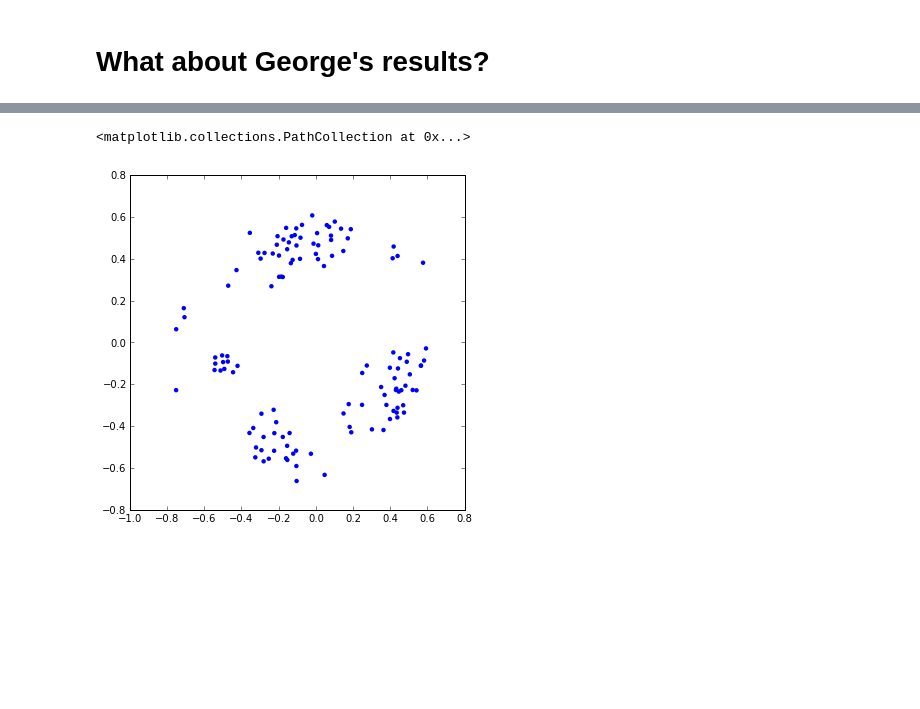
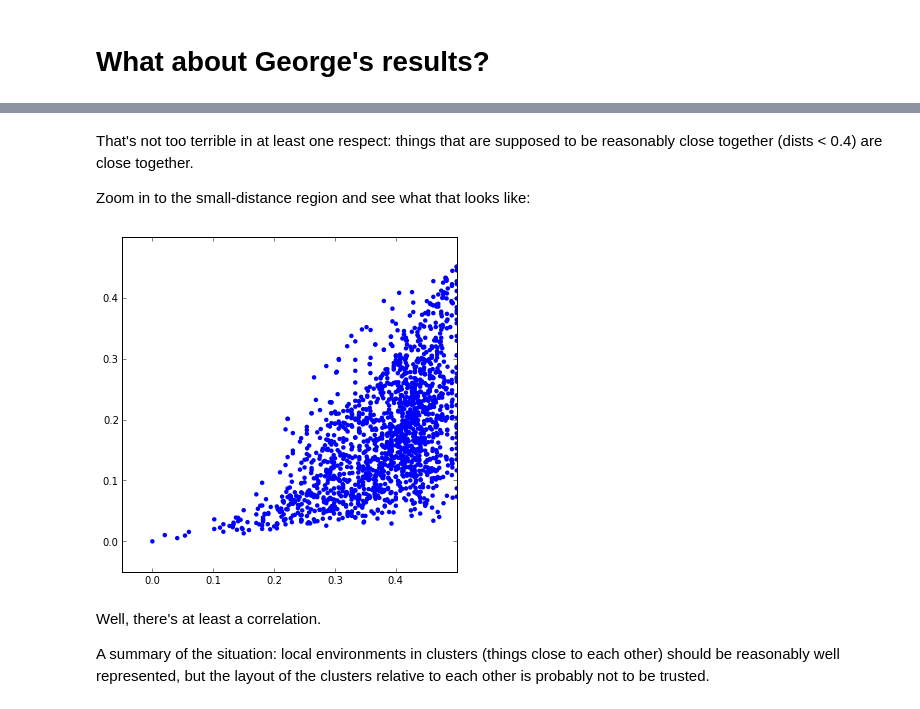
Before and after one commit to greglandrum/rdkit_blog, a Jupyter notebook: notebooks/MDS I.ipynb, the cells around one changed output, grey strips where cells are left out. Saved outputs shown, nothing was run; the diff lists cells and outputs as text; code cells hidden in the pictures; blank space fills up the shorter version.

```diff
--- a/notebooks/MDS I.ipynb
+++ b/notebooks/MDS I.ipynb
@@ -87,7 +873,9 @@ Since the ChEMBL web services don't seem to have any way to do bulk retrieval, t
 # %%
 def fetch_SMILES(chemblid):
     data = %sql postgresql://localhost/chembl_16 \
-          select canonical_smiles smiles from compound_structures join molecule_dictionary using (molregno) where chembl_id=:chemblid ;
+          select canonical_smiles smiles from compound_structures \
+            join molecule_dictionary using (molregno) \
+          where chembl_id=:chemblid ;
     return data[0][0]
 # %%
 data2['SMILES'] = data2['parent_cmpd_chemblid'].map(fetch_SMILES)
@@ -611,8 +1451,6 @@ Final stress at dim=2: 305.189639492 stress per element: 2.44151711593
 # %%
-mds3 = manifold.MDS(n_components=2, random_state=3, dissimilarity="precomputed",n_jobs = 4, verbose=0,max_iter=1000)
+mds3 = manifold.MDS(eps=1e-8,n_components=2, random_state=3, dissimilarity="precomputed",n_jobs = 4, verbose=0,max_iter=1000)
 results3 = mds3.fit(dist_mat)
-coords3=results3.embedding_
-d = distCompare(dist_mat,coords3,nPicks=-1)
-scatter([x for x,y in d],[y for x,y in d],edgecolors='none')
+coords3=results3.embedding_scatter([x for x,y in coords3],[y for x,y in coords3],edgecolors='none')
 # %% [output]
 <matplotlib.collections.PathCollection at 0x...>
@@ -622,5 +1468,14 @@ That's not too terrible in the areas we really care about: dists < 0.4 are not b
+# %% [markdown]
+That's not too terrible in at least one respect: things that are supposed to be reasonably close together (dists < 0.4) are close together.
+
+Zoom in to the small-distance region and see what that looks like:
 # %%
-scatter([x for x,y in coords3],[y for x,y in coords3],edgecolors='none')
+scatter([x for x,y in d],[y for x,y in d],edgecolors='none')
+ylim((-.05,.5))
+_=xlim((-.05,.5))
 # %% [output]
-<matplotlib.collections.PathCollection at 0x...>
-[figure, old version]
+[figure, new version]
+# %% [markdown]
+Well, there's at least a correlation.
+
+A summary of the situation: local environments in clusters (things close to each other) should be reasonably well represented, but the layout of the clusters relative to each other is probably not to be trusted.
```
Also changed, not shown: parts of 40 cells of this notebook.
